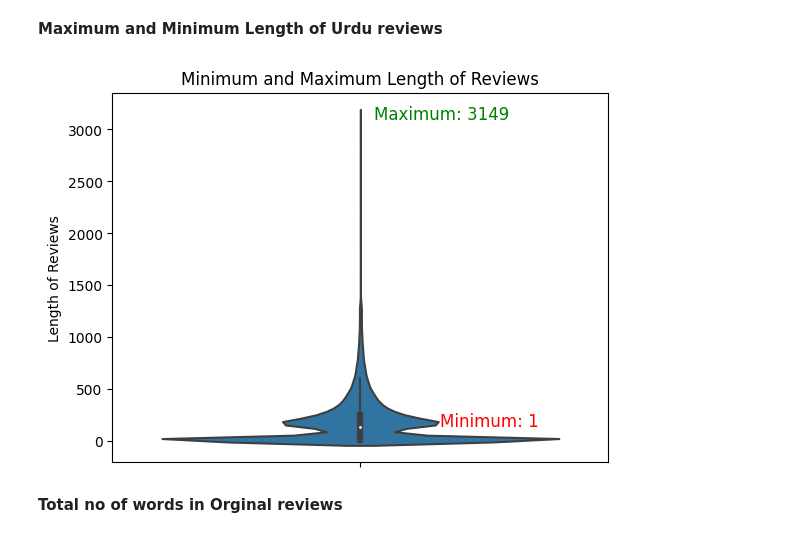
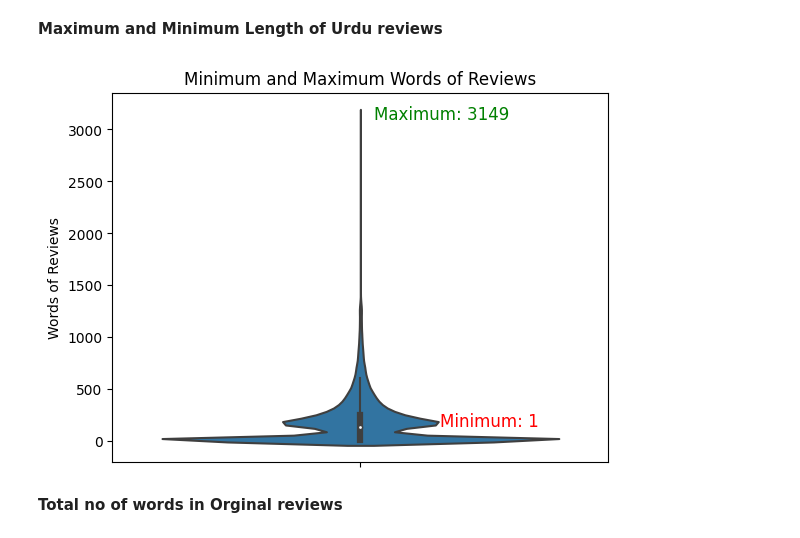
Before and after one commit to programming-debug/Python, a Jupyter notebook: Dataset_visualization.ipynb, the cells around one changed output. Drawn from its saved outputs; the diff is of its cells as text; code cells hidden in the pictures.

```diff
--- a/Dataset_visualization.ipynb
+++ b/Dataset_visualization.ipynb
@@ -381,29 +388,29 @@ plt.show()
 # %%
 import seaborn as sns
 import matplotlib.pyplot as plt
 
 # create the violin plot
 sns.violinplot(y=Preprocessed_Urdu_Data_for_training['Original_Review_Words_Counter'])
 
 # get the minimum and maximum values
 min_val = Preprocessed_Urdu_Data_for_training['Original_Review_Words_Counter'].min()
 max_val = Preprocessed_Urdu_Data_for_training['Original_Review_Words_Counter'].max()
 
 
 # add annotations for the minimum and maximum values
 plt.annotate(f'Minimum: {min_val:.0f}', xy=(0, min_val), xytext=(80, 10),
              textcoords='offset pixels', va='bottom', ha='left', fontsize=12, color='red')
 plt.annotate(f'Maximum: {max_val:.0f}', xy=(0, max_val), xytext=(10, 0),
              textcoords='offset points', va='center', ha='left', fontsize=12, color='green')
 
 # set the title and axis labels
-plt.title('Minimum and Maximum Length of Reviews')
-plt.ylabel('Length of Reviews')
-
+plt.title('Minimum and Maximum Words of Reviews')
+plt.ylabel('Words of Reviews')
+plt.savefig('/content/drive/MyDrive/Extracted/UD_MAX_MIN_words.pdf', dpi=300, bbox_inches='tight')
 # show the plot
 plt.show()
 # %% [output]
-[figure, old version]
+[figure, new version]
 # %% [markdown]
 **Total no of words in Orginal reviews**
 # %%
```
Also changed, not shown: parts of 1 cell of this notebook.
